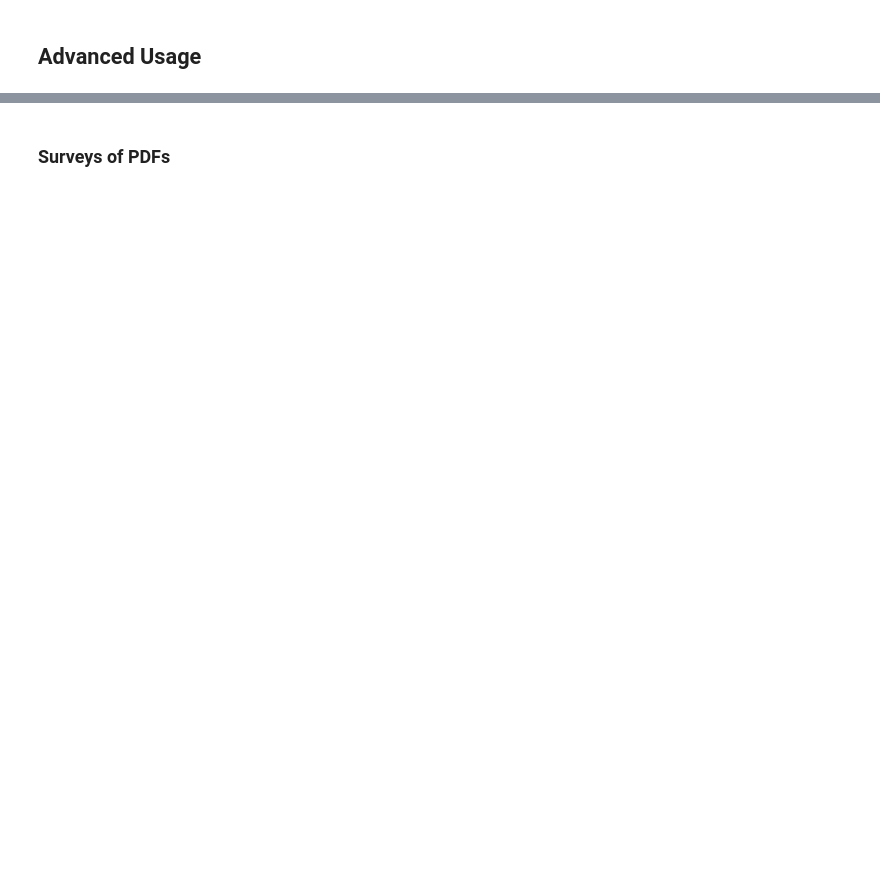
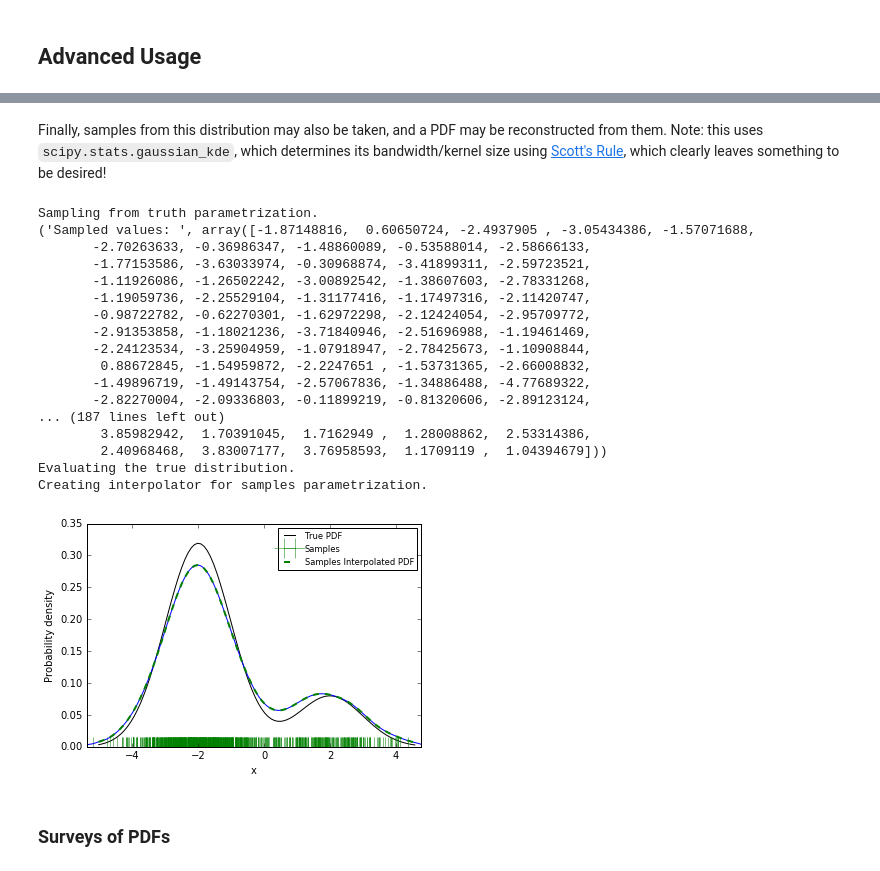
Before and after one commit to aimalz/qp, a Jupyter notebook: docs/notebooks/demo.ipynb, the cells around one changed output, grey strips where cells are left out. Drawn from its saved outputs; the diff is of its cells as text; code cells hidden in the pictures; blank space fills up the shorter version.

```diff
--- a/docs/notebooks/demo.ipynb
+++ b/docs/notebooks/demo.ipynb
@@ -143,7 +272,28 @@ C.plot()
+# %% [markdown]
+Finally, samples from this distribution may also be taken, and a PDF may be reconstructed from them.  Note: this uses `scipy.stats.gaussian_kde`, which determines its bandwidth/kernel size using [Scott's Rule](https://docs.scipy.org/doc/scipy/reference/generated/scipy.stats.gaussian_kde.html), which clearly leaves something to be desired!
 # %%
 C_dist = qp.composite(dist_info)
 C = qp.PDF(truth=C_dist)
-C.sample(N=1000)
+C.sample(N=1000, 'vb'=False)
 C.plot()
+# %% [output]
+Sampling from truth parametrization.
+('Sampled values: ', array([-1.87148816,  0.60650724, -2.4937905 , -3.05434386, -1.57071688,
+       -2.70263633, -0.36986347, -1.48860089, -0.53588014, -2.58666133,
+       -1.77153586, -3.63033974, -0.30968874, -3.41899311, -2.59723521,
+       -1.11926086, -1.26502242, -3.00892542, -1.38607603, -2.78331268,
+       -1.19059736, -2.25529104, -1.31177416, -1.17497316, -2.11420747,
+       -0.98722782, -0.62270301, -1.62972298, -2.12424054, -2.95709772,
+       -2.91353858, -1.18021236, -3.71840946, -2.51696988, -1.19461469,
+       -2.24123534, -3.25904959, -1.07918947, -2.78425673, -1.10908844,
+        0.88672845, -1.54959872, -2.2247651 , -1.53731365, -2.66008832,
+       -1.49896719, -1.49143754, -2.57067836, -1.34886488, -4.77689322,
+       -2.82270004, -2.09336803, -0.11899219, -0.81320606, -2.89123124,
+... (187 lines left out)
+        3.85982942,  1.70391045,  1.7162949 ,  1.28008862,  2.53314386,
+        2.40968468,  3.83007177,  3.76958593,  1.1709119 ,  1.04394679]))
+Evaluating the true distribution.
+Creating interpolator for samples parametrization.
+[figure, added]
 # %% [markdown]
 ### Surveys of PDFs
```
Also changed, not shown: parts of 15 cells of this notebook, 1 other file.
